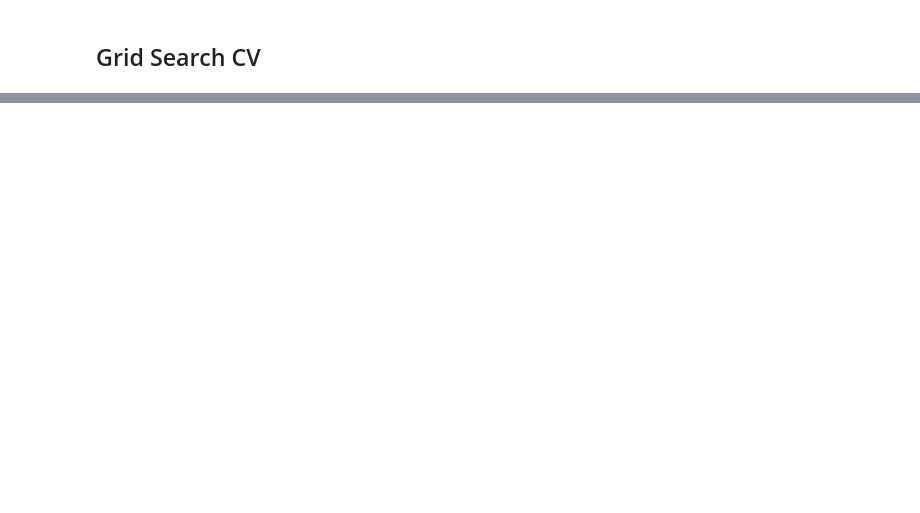
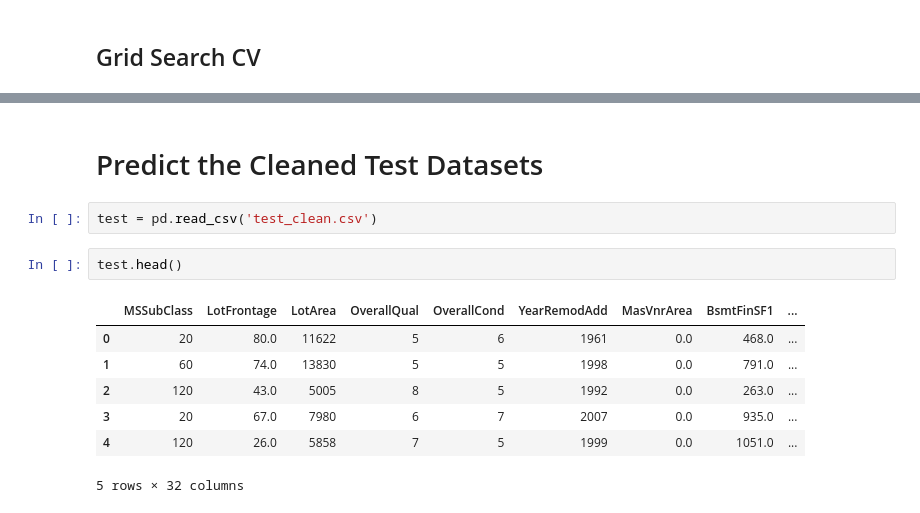
Before and after one commit to cyongkypranowo/Predict-Real-Estate-with-Random-Forest-Algorithm, a Jupyter notebook: Weekly_Assesment_1_TheWooz_CV.ipynb, the cells around one changed output, grey strips where cells are left out. Saved outputs shown, nothing was run; the diff lists cells and outputs as text; blank space fills up the shorter version.

Commit message:
Adding code to predict SalePrice from test.csv datasets

```diff
--- a/Weekly_Assesment_1_TheWooz_CV.ipynb
+++ b/Weekly_Assesment_1_TheWooz_CV.ipynb
@@ -581,0 +602,14 @@ Test - Train   -0.12098548191138303
+# %% [markdown]
+# Predict the Cleaned Test Datasets
+# %%
+test = pd.read_csv('test_clean.csv')
+# %%
+test.head()
+# %% [output]
+|  | MSSubClass | LotFrontage | LotArea | OverallQual | OverallCond | YearRemodAdd | MasVnrArea | BsmtFinSF1 | ... |
+| 0 | 20 | 80.0 | 11622 | 5 | 6 | 1961 | 0.0 | 468.0 | ... |
+| 1 | 60 | 74.0 | 13830 | 5 | 5 | 1998 | 0.0 | 791.0 | ... |
+| 2 | 120 | 43.0 | 5005 | 8 | 5 | 1992 | 0.0 | 263.0 | ... |
+| 3 | 20 | 67.0 | 7980 | 6 | 7 | 2007 | 0.0 | 935.0 | ... |
+| 4 | 120 | 26.0 | 5858 | 7 | 5 | 1999 | 0.0 | 1051.0 | ... |
+5 rows × 32 columns
```
Also changed, not shown: parts of 32 cells of this notebook.
